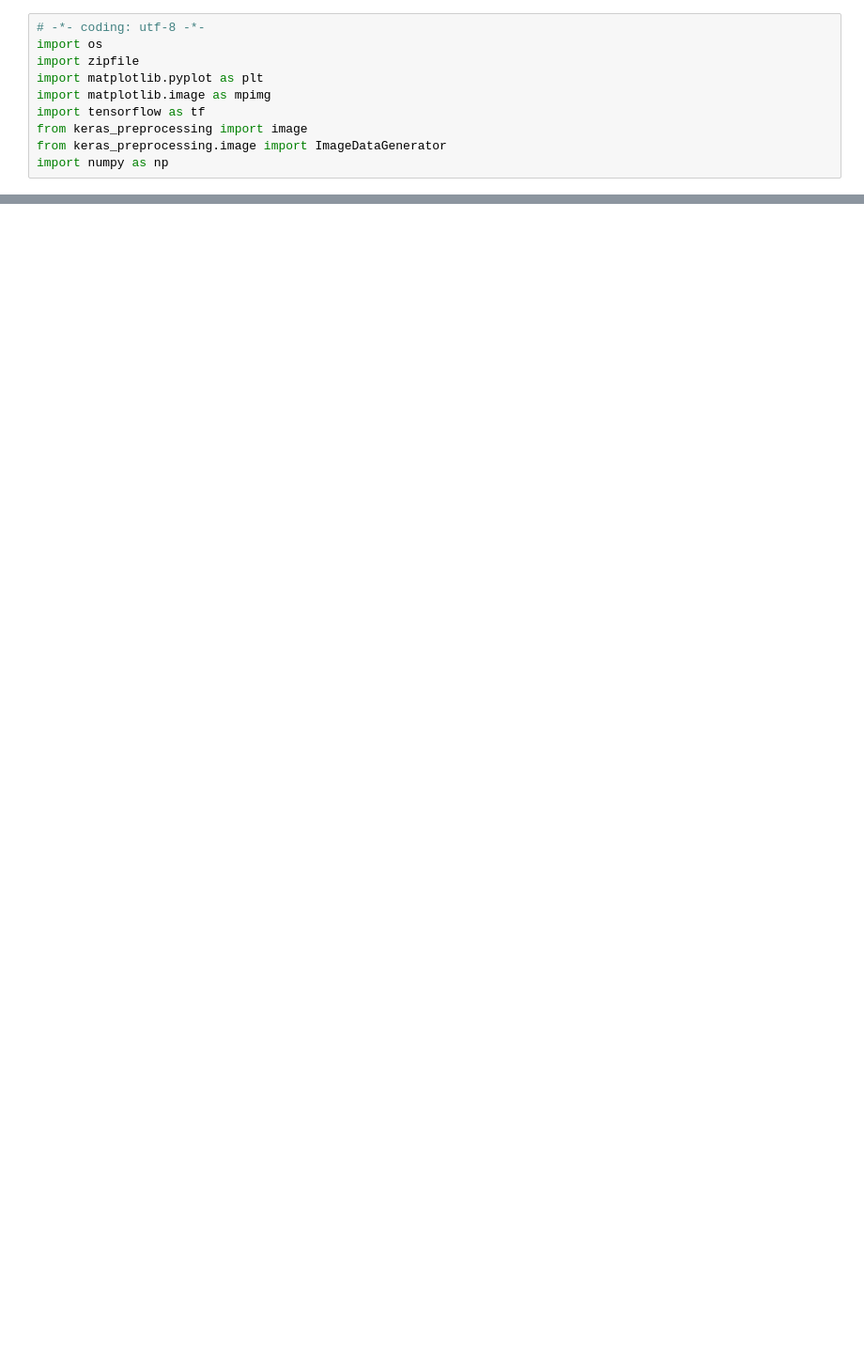
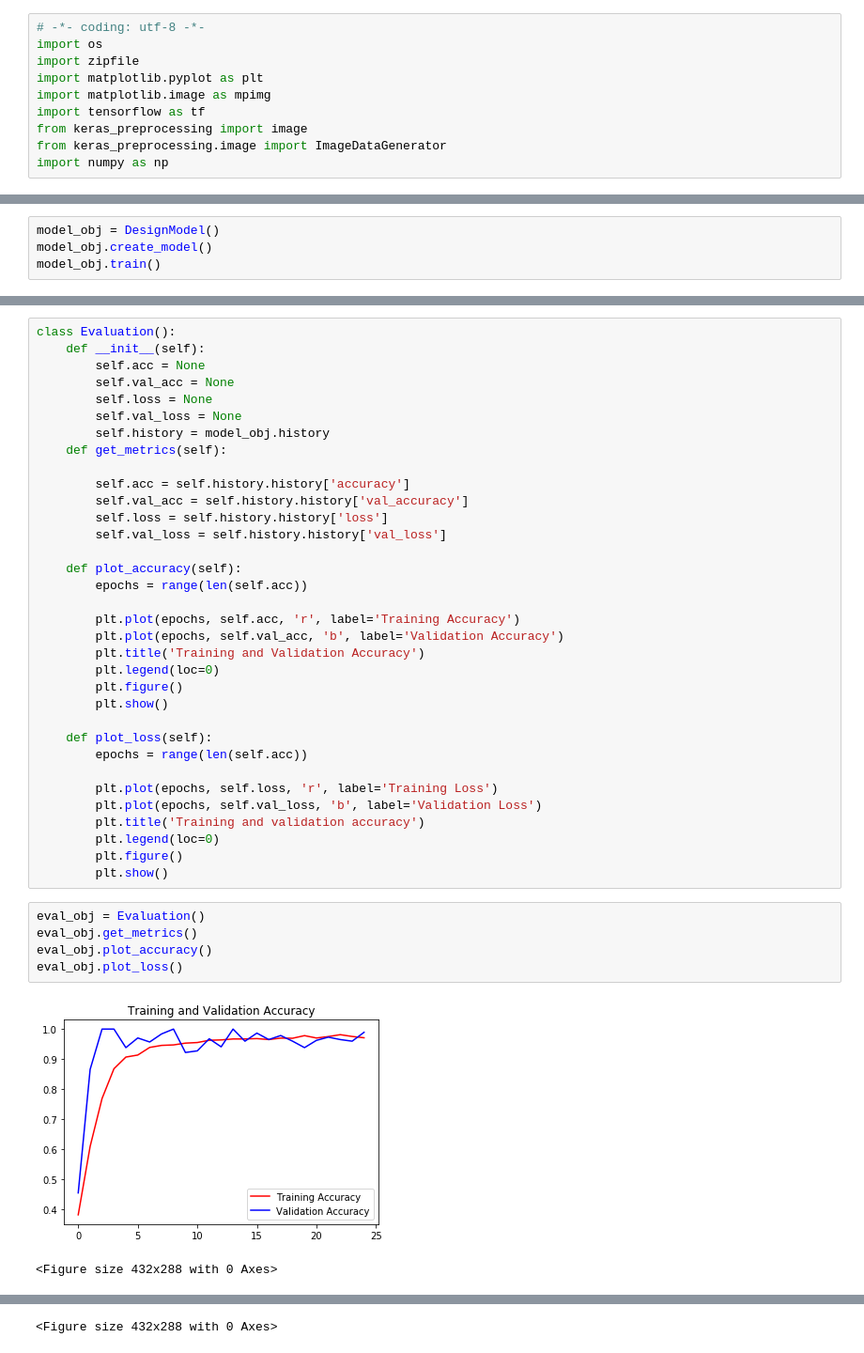
Before and after one commit to joydeb28/Computer-Vision-Notebooks, a Jupyter notebook: 1.5-rock-paper-scissors-detection/rock_paper_scissors_classification_keras.ipynb, the cells around one changed output, grey strips where cells are left out. Shown at 94% size. Cells and saved outputs as stored; diff of their text form; blank space fills up the shorter version.

```diff
--- a/1.5-rock-paper-scissors-detection/rock_paper_scissors_classification_keras.ipynb
+++ b/1.5-rock-paper-scissors-detection/rock_paper_scissors_classification_keras.ipynb
@@ -196,0 +156,4 @@ FileNotFoundError: [Errno 2] No such file or directory: '/tmp/rps/'
+# %%
+model_obj = DesignModel()
+model_obj.create_model()
+model_obj.train()
@@ -196,0 +178,42 @@ FileNotFoundError: [Errno 2] No such file or directory: '/tmp/rps/'
+# %%
+class Evaluation():
+    def __init__(self):
+        self.acc = None
+        self.val_acc = None
+        self.loss = None
+        self.val_loss = None
+        self.history = model_obj.history
+    def get_metrics(self):
+
+        self.acc = self.history.history['accuracy']
+        self.val_acc = self.history.history['val_accuracy']
+        self.loss = self.history.history['loss']
+        self.val_loss = self.history.history['val_loss']
+
+    def plot_accuracy(self):
+        epochs = range(len(self.acc))
+
+        plt.plot(epochs, self.acc, 'r', label='Training Accuracy')
+        plt.plot(epochs, self.val_acc, 'b', label='Validation Accuracy')
+        plt.title('Training and Validation Accuracy')
+        plt.legend(loc=0)
+        plt.figure()
+        plt.show()
+
+    def plot_loss(self):
+        epochs = range(len(self.acc))
+
+        plt.plot(epochs, self.loss, 'r', label='Training Loss')
+        plt.plot(epochs, self.val_loss, 'b', label='Validation Loss')
+        plt.title('Training and validation accuracy')
+        plt.legend(loc=0)
+        plt.figure()
+        plt.show()
+# %%
+eval_obj = Evaluation()
+eval_obj.get_metrics()
+eval_obj.plot_accuracy()
+eval_obj.plot_loss()
+# %% [output]
+[figure, added]
+<Figure size 432x288 with 0 Axes>
@@ -196,0 +221 @@ FileNotFoundError: [Errno 2] No such file or directory: '/tmp/rps/'
+<Figure size 432x288 with 0 Axes>
```
Also changed, not shown: parts of 11 cells of this notebook.
